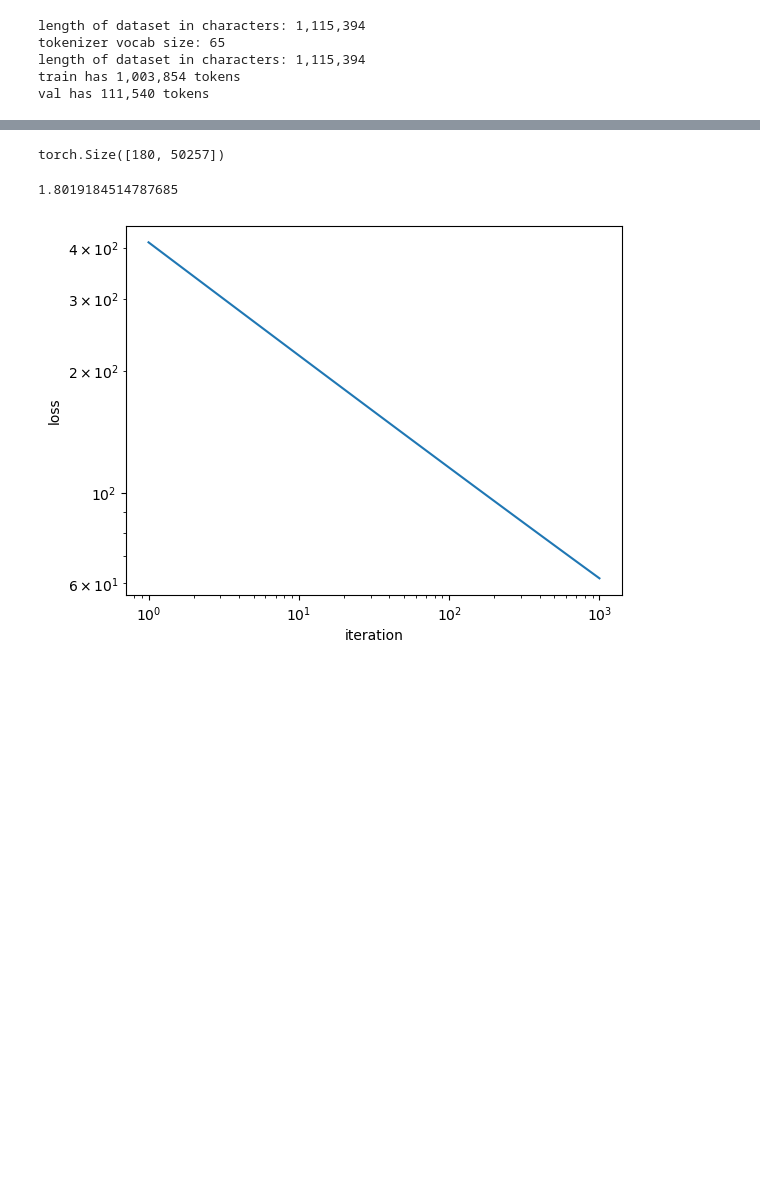
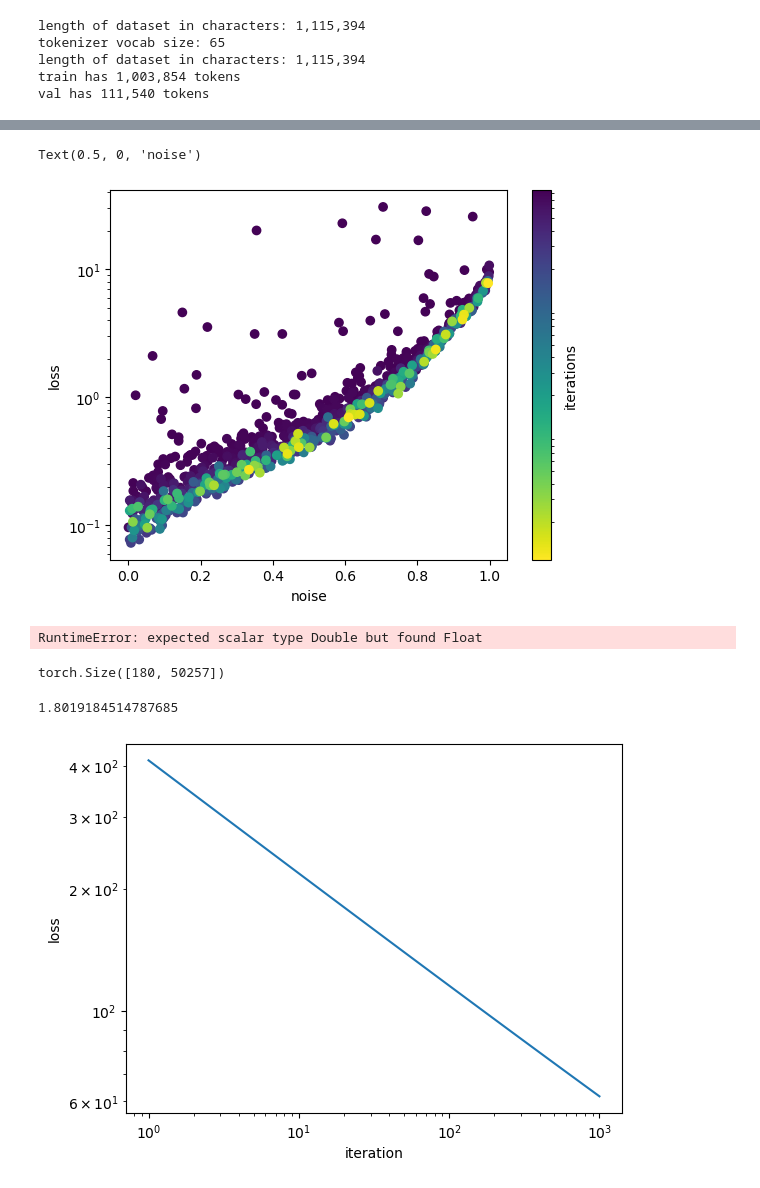
Before and after one commit to Francesco215/Language_CA, a Jupyter notebook: training.ipynb, the cells around one changed output, grey strips where cells are left out. Saved outputs shown, nothing was run; the diff lists cells and outputs as text; code cells hidden in the pictures; blank space fills up the shorter version.

```diff
--- a/training.ipynb
+++ b/training.ipynb
@@ -189,4 +190,34 @@ for i in range(n_epochs):
 KeyboardInterrupt:
+# %%
+import matplotlib as mpl
+x=[ log['loss']/(log['noise']+1e-8) for log in model.logs[-100:]]
+colormap=plt.cm.get_cmap('viridis')
+
+logs=model.logs
+losses=[log['loss'] for log in logs]
+noises=[log['noise'] for log in logs]
+colors=colormap(np.logspace(-2.4,0,len(logs)))
+plt.scatter(noises, losses, color=colors)
+
+
+norm = mpl.colors.LogNorm(vmin=1, vmax=len(losses))
+cmap=plt.cm.get_cmap('viridis_r')
+plt.colorbar(mpl.cm.ScalarMappable(norm=norm, cmap=cmap),label='iterations',ticks=[])
+plt.yscale('log')
+plt.ylabel('loss')
+plt.xlabel('noise')
+# %% [output]
+Text(0.5, 0, 'noise')
+[figure, added]
+# %%
+from src.diffusion_utils import denoise,reverse_DDIM,cosine_schedule
+
+x=torch.randn(200,model.d_Embedding)
+edge_index=graph_maker(x.shape[0])
+
+denoise(model, reverse_DDIM, x, 10,10, cosine_schedule,edge_index=edge_index)
+# %% [output]
+RuntimeError: expected scalar type Double but found Float
 # %%
 tok=tokenizer(text)
 out=model(tok, graph_maker(len(tok)))
```
Also changed, not shown: parts of 2 cells of this notebook, 5 other files.
